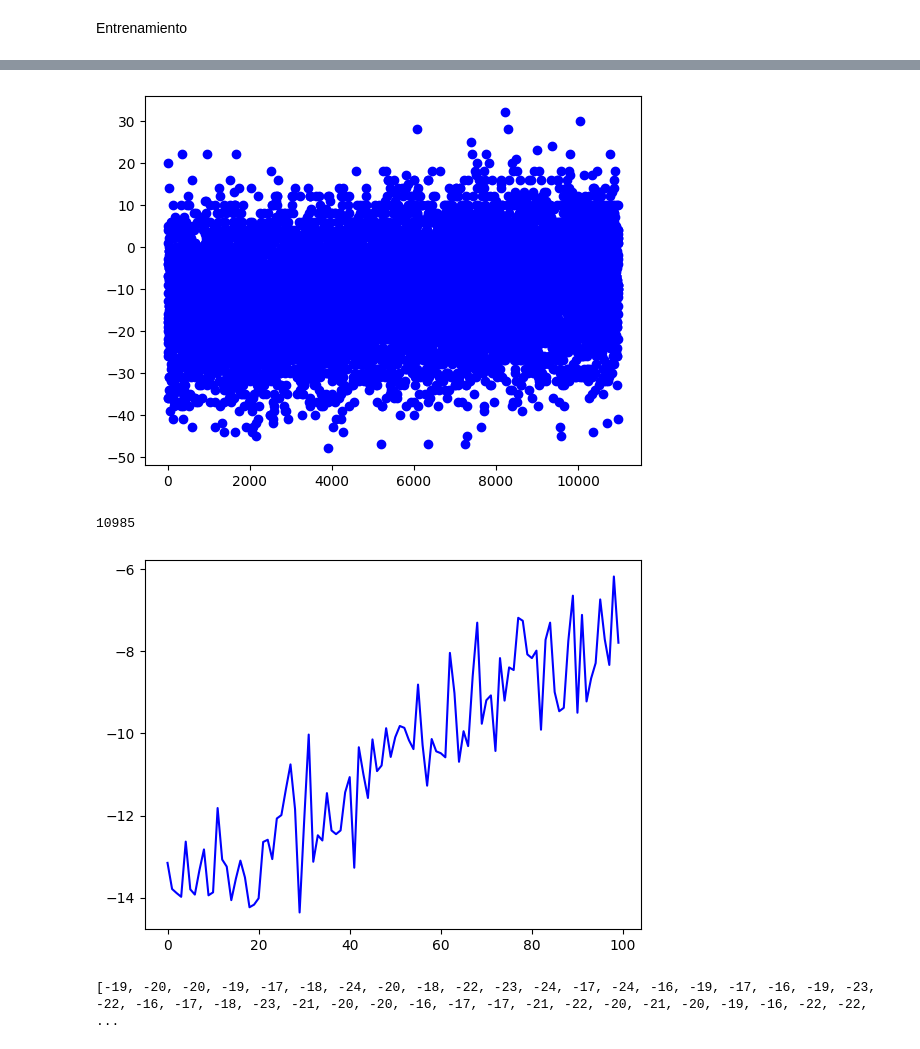
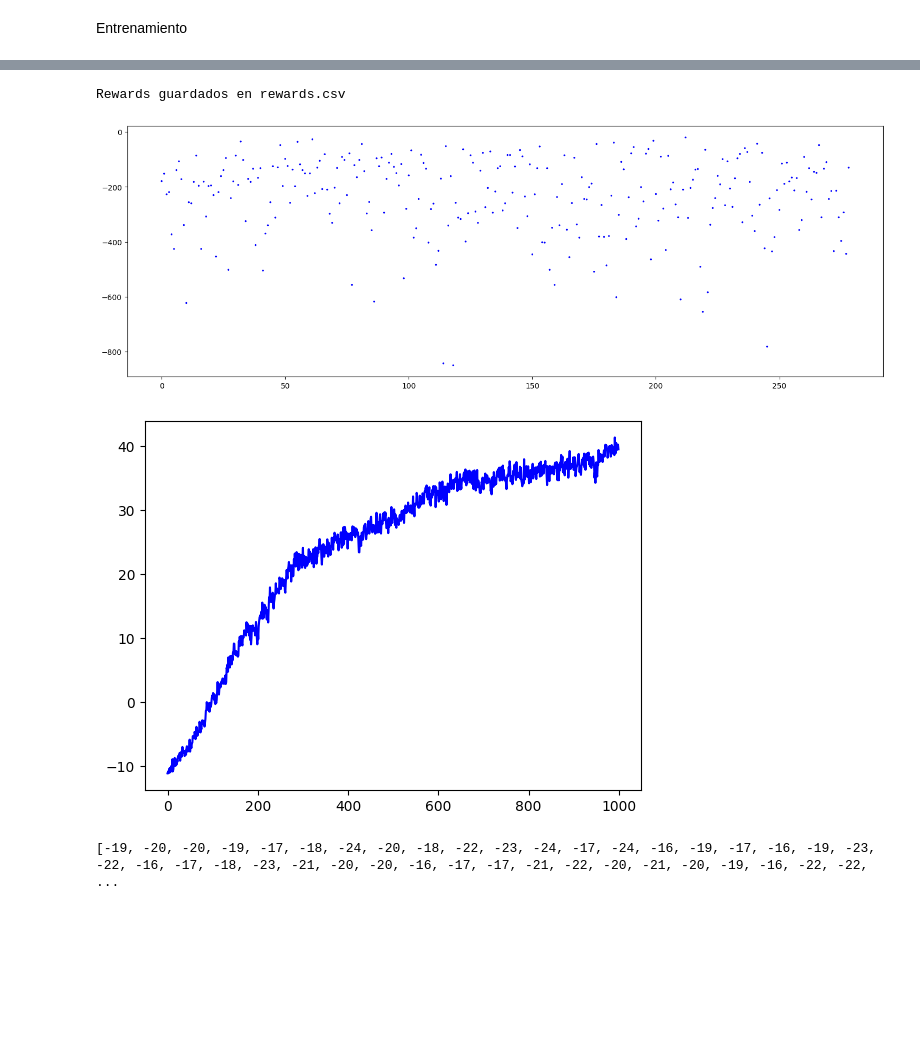
Before and after one commit to javierahumadac/desafio-20-modulo-computacional, a Jupyter notebook: environment-v0/environment.ipynb, the cells around one changed output, grey strips where cells are left out. Drawn from its saved outputs; the diff is of its cells as text; code cells hidden in the pictures; blank space fills up the shorter version.

```diff
--- a/environment-v0/environment.ipynb
+++ b/environment-v0/environment.ipynb
@@ -77,8 +130,8 @@ class OrganizationEnvironment(gym.Env):
 
 
     def get_preferencias(self):
-        num_estudiantes = 10
-        num_desafios = 4
+        num_estudiantes = 12
+        num_desafios = 9
 
         preferencias_totales = []
 
@@ -91,28 +144,28 @@ class OrganizationEnvironment(gym.Env):
                 if(preferencias_estudiante[desafio] == 0):
                     preferencias_estudiante[desafio] = numero_preferencia
                     numero_preferencia += 1
-                if(numero_preferencia > 3):
+                if(numero_preferencia > 5):
                     break
             preferencias_totales.append(preferencias_estudiante)
 
         if(self.rendering):
-            print("\t  Preferencias")
+            print("\t      Preferencias")
             for index, fila in enumerate(preferencias_totales):
                 print(f"Alumno {index}: ",fila)
 
         return preferencias_totales
 
     def render(self):
-        print("\t  Desafíos")
+        print("\t\t Desafíos\t\t\t Preferencias")
         for index, fila in enumerate(self.state):
-            print(f"Alumno {index}: ",fila)
+            print(f"Alumno {index}: \t",fila,"\t",self.preferencias[index])
 
     def reset(self):
 
         last_observation = self._get_observation()
 
         self.lives = 3
-        self
+        self.racha_de_aciertos = 0
         self.preferencias = self.get_preferencias()
         self.reward_acumulado = 0
         self.num_estudiantes = len(self.preferencias)
@@ -153,11 +206,13 @@ class OrganizationEnvironment(gym.Env):
 
         else:
             self.lives -= 1
-            reward = -8
+            reward = -10 #- (3 - self.lives)
 
-        self.reward_acumulado += reward
         if not(self.lives > 0):
             done = True
+            # reward = -90
+        done = self.check_done()
+        self.reward_acumulado += reward
         # observation = [self.state, self.preferencias]
         observation = self._get_observation()
         info = {}
@@ -189,13 +244,17 @@ class OrganizationEnvironment(gym.Env):
 
         reward = 0
         # Reward por las preferencias
-        reward +=   (self.num_preferencias - self.preferencias[id_estudiante][id_desafio] + 1) * 2 \
+        reward +=   (self.num_preferencias - self.preferencias[id_estudiante][id_desafio] + 1)*2 \
                     if self.preferencias[id_estudiante][id_desafio] != 0 \
-                    else -5
+                    else -1
 
 
-        # Reward
-
+        # # Reward por racha de aciertos
+        # if(reward > 0):
+        #     self.racha_de_aciertos += 1
+        #     reward = reward + self.racha_de_aciertos
+        # else:
+        #     self.racha_de_aciertos = 0
         # Implementar función de reward
         return reward
 
@@ -253,7 +502,2 @@ array([1, 1, 0, 0, 0, 0, 0, 1, 1, 0, 0, 0, 1, 1, 0, 1, 1, 0, 1, 0, 0, 1,
 # %% [markdown]
 Entrenamiento
-# %%
-env = OrganizationEnvironment(rendering=False)
-model = PPO("MlpPolicy", env).learn(total_timesteps=1_000_000)
-
-# print(binary_to_dict(obs))
@@ -260,21 +529,33 @@ model = PPO("MlpPolicy", env).learn(total_timesteps=1_000_000)
+# %%
+# Guardar los rewards en un archivo CSV
+def save_rewards_to_csv(rewards, filename="rewards.csv"):
+    with open(filename, mode='w', newline='') as file:
+        writer = csv.writer(file)
+        writer.writerow(["Episode", "Reward"])  # Escribir encabezado
+
+        # Escribir cada episodio y su respectivo reward
+        for i, reward in enumerate(rewards):
+            writer.writerow([i + 1, reward])
+
+# Guarda los rewards en un archivo CSV
+save_rewards_to_csv(env.all_rewards, filename=f"{model_filename}.csv")
+print("Rewards guardados en rewards.csv")
+# %% [output]
+Rewards guardados en rewards.csv
 # %%
 import matplotlib.pyplot as plt
 
 x = list(range(len(env.all_rewards)))
 y = env.all_rewards
-
-plt.scatter(x, y, c ="blue")
-
+s = [2] * len(x)
+plt.figure(figsize=(18,6))
+plt.scatter(x, y, c ="blue", s=s)
 plt.show()
 # %% [output]
-[figure, old version]
+[figure, new version]
-# %%
-len(env.all_rewards)
-# %% [output]
-10985
 # %%
 # Divide la lista en 100 sublistas
-sublistas = np.array_split(env.all_rewards, 100)
+sublistas = np.array_split(env.all_rewards, 1000)
 
 # Calcula la media de cada sublista y guarda en una nueva lista
 medias = [np.mean(sublista) for sublista in sublistas]
@@ -286,7 +567,7 @@ plt.plot(x, y, c ="blue")
 
 plt.show()
 # %% [output]
-[figure, old version]
+[figure, new version]
 # %%
 print(env.all_rewards)
 # %% [output]
```
Also changed, not shown: parts of 10 cells of this notebook, 19 other files.
